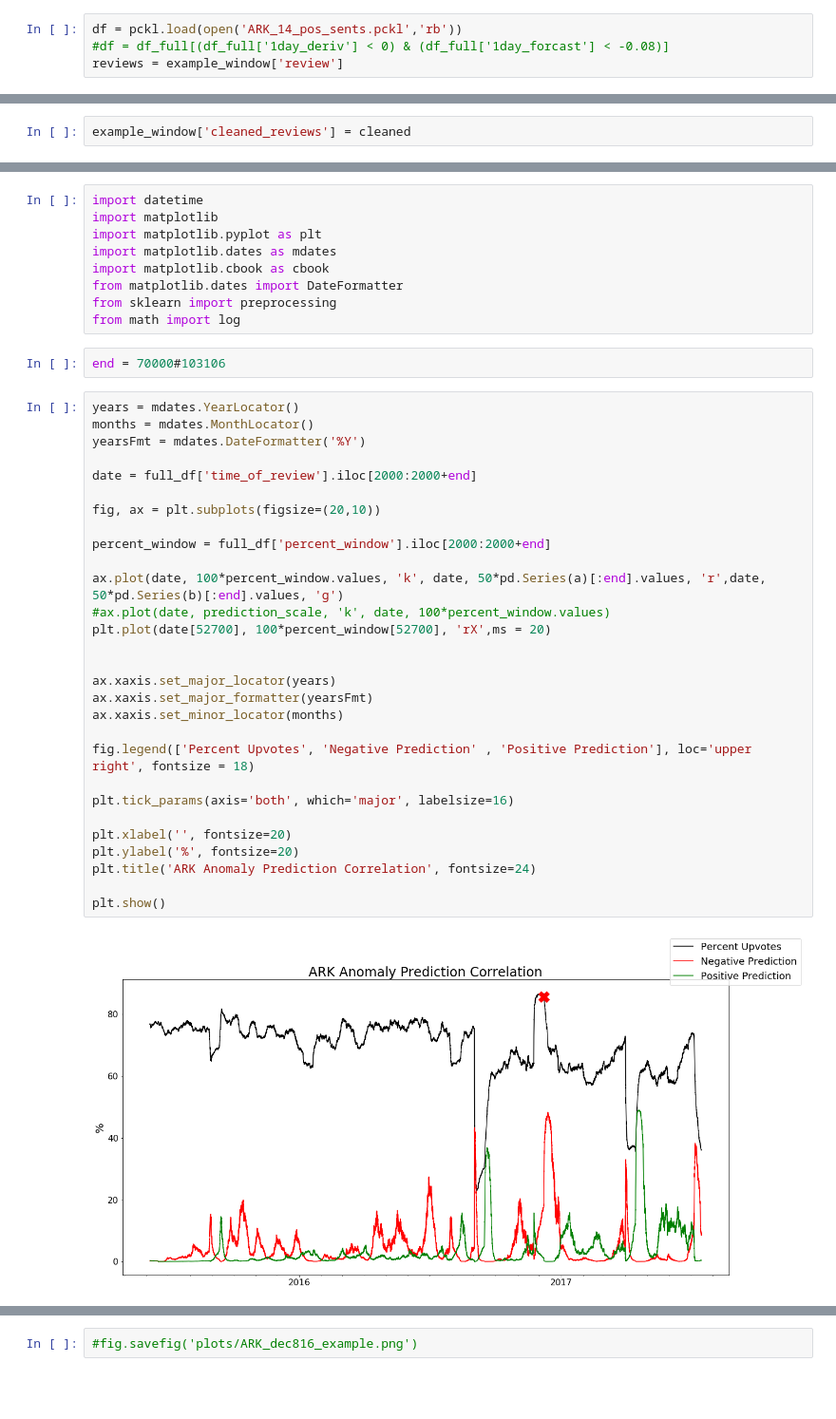
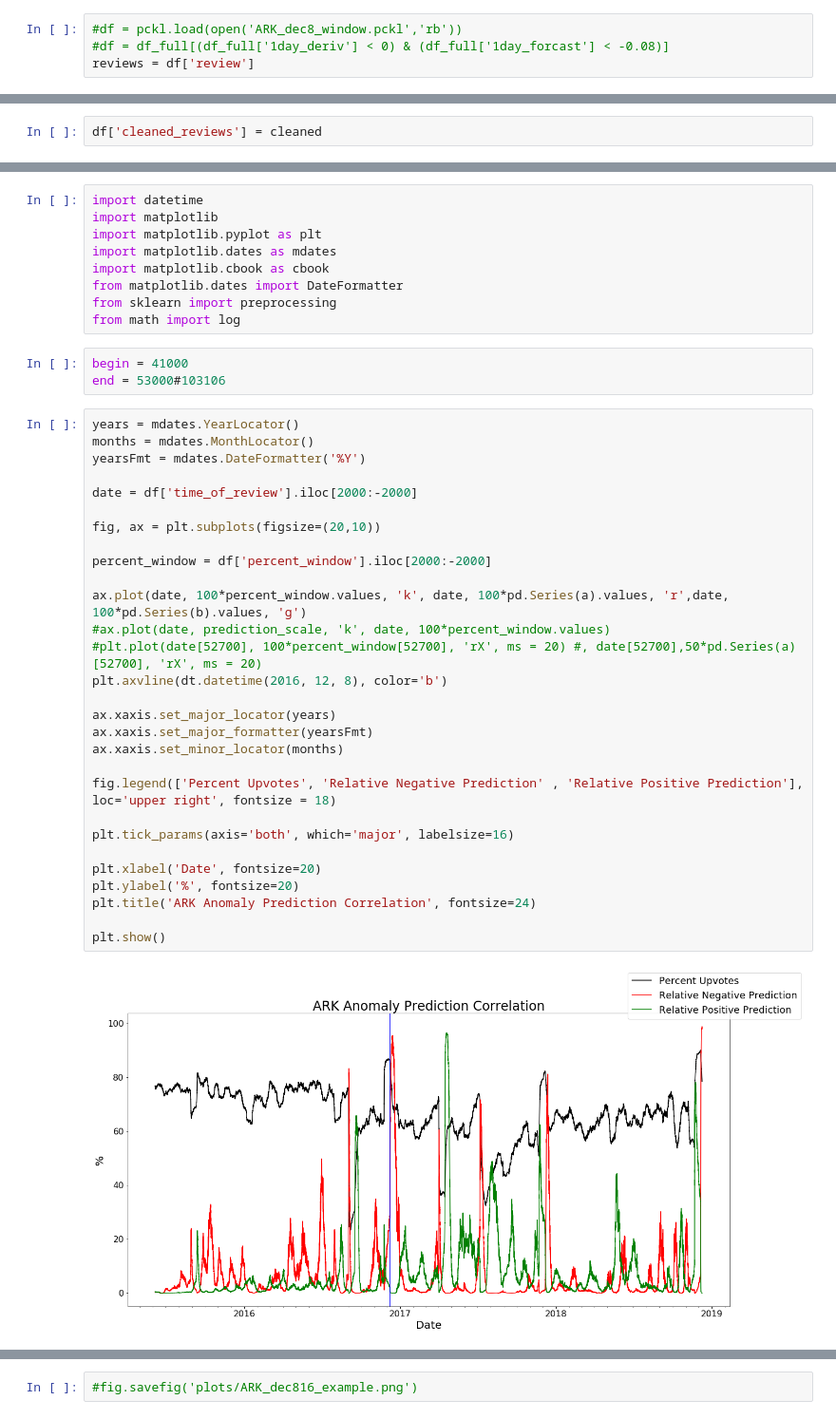
Before and after one commit to tblair7/Gathering_Steam, a Jupyter notebook: tokenizing.ipynb, the cells around one changed output, grey strips where cells are left out. Shown at 95% size. Saved outputs shown, nothing was run; the diff lists cells and outputs as text; blank space fills up the shorter version.

```diff
--- a/tokenizing.ipynb
+++ b/tokenizing.ipynb
@@ -148,6 +146,6 @@ pos_tfidf = np.empty((0,num_features), int)
 for i in pos_indices:
     pos_tfidf = np.append(pos_tfidf, transform_array[i])
 # %%
-df = pckl.load(open('ARK_14_pos_sents.pckl','rb'))
+#df = pckl.load(open('ARK_dec8_window.pckl','rb'))
 #df = df_full[(df_full['1day_deriv'] < 0) & (df_full['1day_forcast'] < -0.08)]
-reviews = example_window['review']
+reviews = df['review']
@@ -154,4 +156,4 @@ reviews = example_window['review']
 # %%
 cleaned = clean_and_tokenize(reviews)
 # %%
-example_window['cleaned_reviews'] = cleaned
+df['cleaned_reviews'] = cleaned
@@ -282,36 +308,37 @@ import matplotlib.cbook as cbook
 from matplotlib.dates import DateFormatter
 from sklearn import preprocessing
 from math import log
-# %%
-end = 70000#103106
+# %%
+begin = 41000
+end = 53000#103106
 # %%
 years = mdates.YearLocator()
 months = mdates.MonthLocator()
 yearsFmt = mdates.DateFormatter('%Y')
 
-date = full_df['time_of_review'].iloc[2000:2000+end]
+date = df['time_of_review'].iloc[2000:-2000]
 
 fig, ax = plt.subplots(figsize=(20,10))
 
-percent_window = full_df['percent_window'].iloc[2000:2000+end]
+percent_window = df['percent_window'].iloc[2000:-2000]
 
-ax.plot(date, 100*percent_window.values, 'k', date, 50*pd.Series(a)[:end].values, 'r',date, 50*pd.Series(b)[:end].values, 'g')
+ax.plot(date, 100*percent_window.values, 'k', date, 100*pd.Series(a).values, 'r',date, 100*pd.Series(b).values, 'g')
 #ax.plot(date, prediction_scale, 'k', date, 100*percent_window.values)
-plt.plot(date[52700], 100*percent_window[52700], 'rX',ms = 20)
-
+#plt.plot(date[52700], 100*percent_window[52700], 'rX', ms = 20) #, date[52700],50*pd.Series(a)[52700], 'rX', ms = 20)
+plt.axvline(dt.datetime(2016, 12, 8), color='b')
 
 ax.xaxis.set_major_locator(years)
 ax.xaxis.set_major_formatter(yearsFmt)
 ax.xaxis.set_minor_locator(months)
 
-fig.legend(['Percent Upvotes', 'Negative Prediction' , 'Positive Prediction'], loc='upper right', fontsize = 18)
+fig.legend(['Percent Upvotes', 'Relative Negative Prediction' , 'Relative Positive Prediction'], loc='upper right', fontsize = 18)
 
 plt.tick_params(axis='both', which='major', labelsize=16)
 
-plt.xlabel('', fontsize=20)
+plt.xlabel('Date', fontsize=20)
 plt.ylabel('%', fontsize=20)
 plt.title('ARK Anomaly Prediction Correlation', fontsize=24)
 
 plt.show()
 # %% [output]
-[figure, old version]
+[figure, new version]
```
Also changed, not shown: parts of 73 cells of this notebook, 5 other files.
